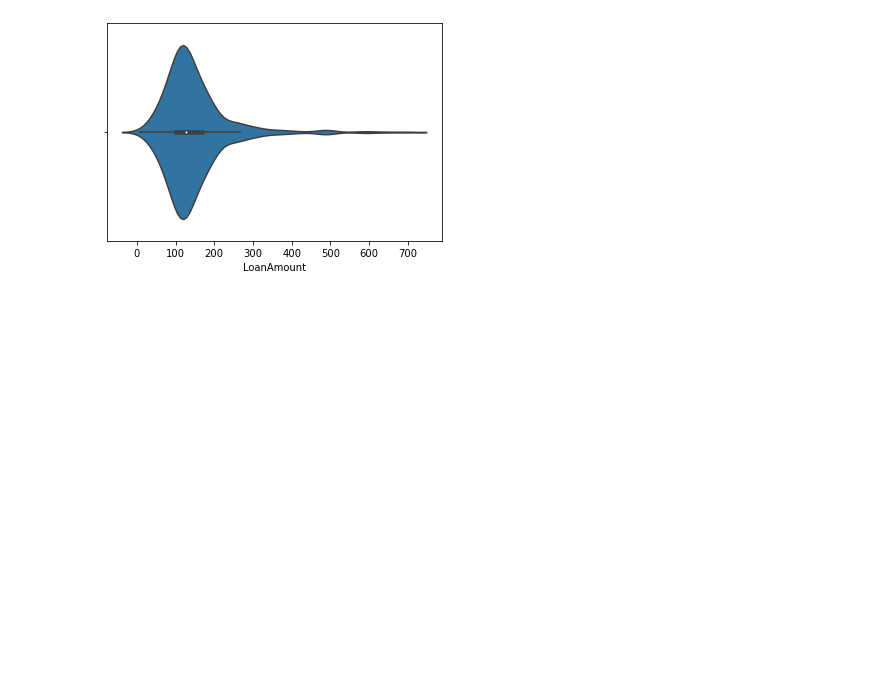
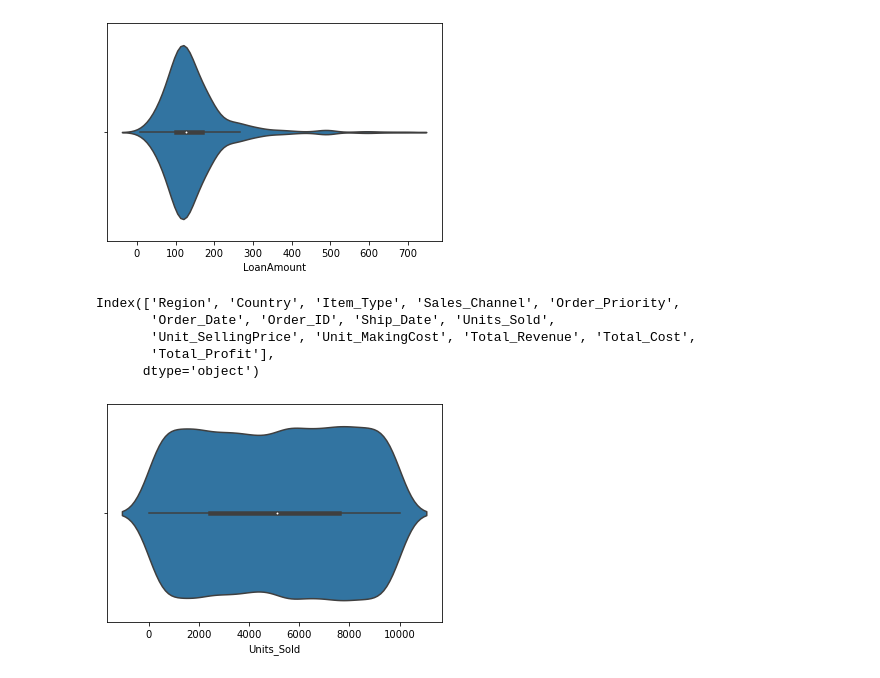
Before and after one commit to kiranbele11/DataVis-Python-MatSeaborn, a Jupyter notebook: dataVisualization_3datasets.ipynb, the cells around one changed output. Drawn from its saved outputs; the diff is of its cells as text; code cells hidden in the pictures; blank space fills up the shorter version.

Commit message:
Added a violin plot using sales data

```diff
--- a/dataVisualization_3datasets.ipynb
+++ b/dataVisualization_3datasets.ipynb
@@ -278,3 +278,16 @@ sns.violinplot(x = "LoanAmount",data = df_loan)
 # %% [output]
 <AxesSubplot:xlabel='LoanAmount'>
 [figure]
+# %%
+df_sales.columns
+# %% [output]
+Index(['Region', 'Country', 'Item_Type', 'Sales_Channel', 'Order_Priority',
+       'Order_Date', 'Order_ID', 'Ship_Date', 'Units_Sold',
+       'Unit_SellingPrice', 'Unit_MakingCost', 'Total_Revenue', 'Total_Cost',
+       'Total_Profit'],
+      dtype='object')
+# %%
+sns.violinplot(data=df_sales, x="Units_Sold", inner_kws=dict(box_width=15, whis_width=2, color=".8"))
+plt.show()
+# %% [output]
+[figure, added]
```
Also changed, not shown: parts of 2 cells of this notebook.
